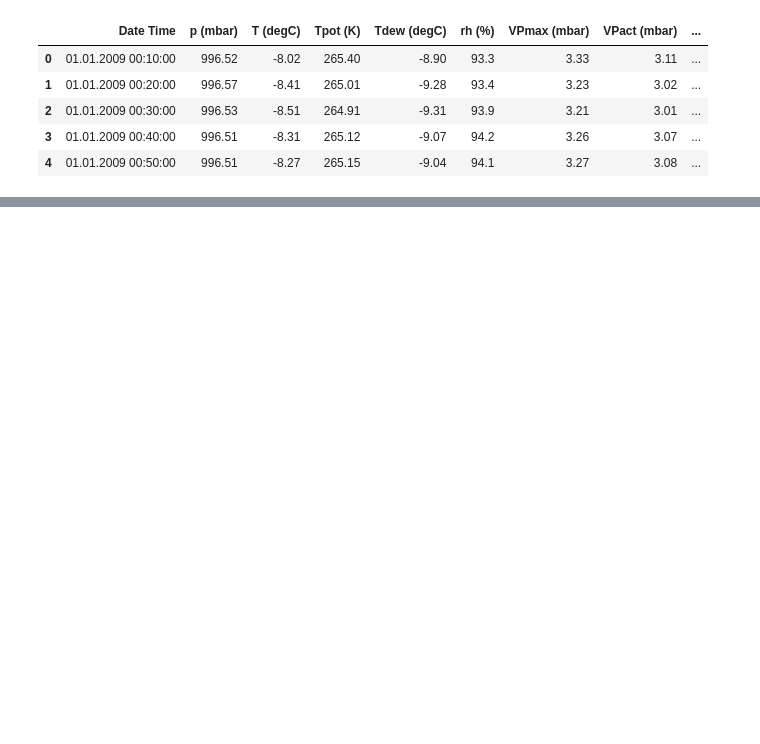
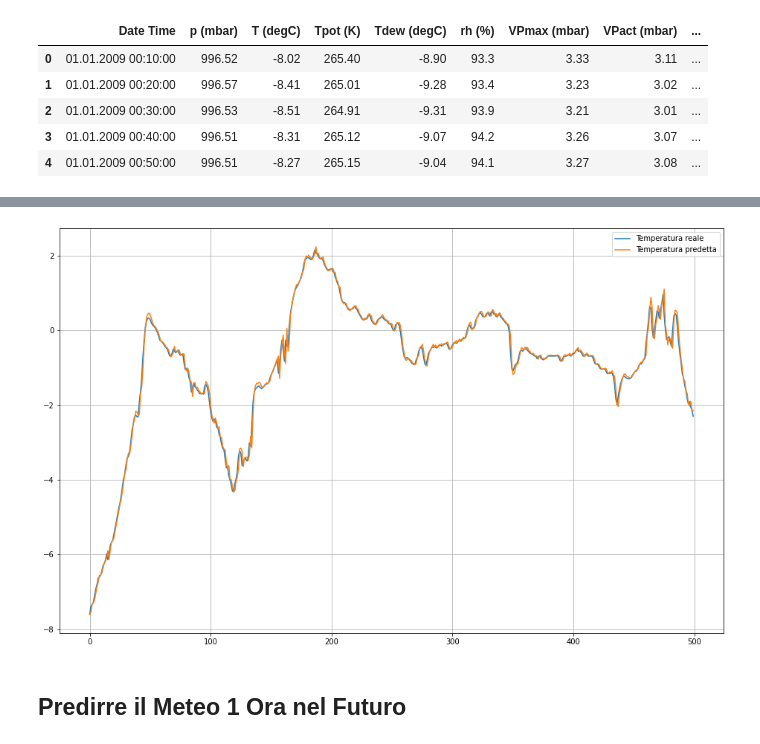
Before and after one commit to ProfAI/tf00, a Jupyter notebook: 11 - Serie Storiche/weather_prediction.ipynb, the cells around one changed output, grey strips where cells are left out. Cells and saved outputs as stored; diff of their text form; code cells hidden in the pictures; blank space fills up the shorter version.

```diff
--- a/11 - Serie Storiche/weather_prediction.ipynb
+++ b/11 - Serie Storiche/weather_prediction.ipynb
@@ -36,5 +43,5 @@ df.head()
 | 3 | 01.01.2009 00:40:00 | 996.51 | -8.31 | 265.12 | -9.07 | 94.2 | 3.26 | 3.07 | ... |
 | 4 | 01.01.2009 00:50:00 | 996.51 | -8.27 | 265.15 | -9.04 | 94.1 | 3.27 | 3.08 | ... |
 # %%
-data = df["T (degC)"].values
+temp_data = df["T (degC)"].values
 # %%
@@ -62,11 +66,18 @@ y[0]
-# %%
-TEST_SPLIT = 0.2
-
-test_size = int(X.shape[0]*TEST_SPLIT)
-train_size = X.shape[0]-test_size
-
-X_train = X[:train_size,:,:]
-X_test = X[train_size:train_size+test_size,:,:]
-
-y_train = y[:train_size]
-y_test = y[train_size:train_size+test_size]
+# %%
+def train_test_split_series(X, y, test_size=0.25):
+
+  samples_count = X.shape[0]
+  sets_delimiter = samples_count-int((1-test_size)*samples_count)
+
+  X_train = X[:sets_delimiter,:,:]
+  X_test = X[sets_delimiter:,:,:]
+
+  y_train = y[:sets_delimiter]
+  y_test = y[sets_delimiter:]
+
+  return X_train, X_test, y_train, y_test
+
+
+X_train, X_test, y_train, y_test = train_test_split_series(X, y)
+print(X_train.shape)
+print(X_test.shape)
@@ -102,0 +119,14 @@ model.evaluate(X_test, y_test)
+# %%
+def plot_series_prediction(y_true, y_pred, figsize=(16,10)):
+  plt.figure(figsize=figsize)
+  plt.grid()
+  plt.plot(y_true, label="Temperatura reale")
+  plt.plot(y_pred, label="Temperatura predetta")
+  plt.legend()
+
+y_pred = model.predict(X_test)
+plot_series_prediction(y_test[:500], y_pred[:500])
+# %% [output]
+[figure, added]
+# %% [markdown]
+## Predirre il Meteo 1 Ora nel Futuro
```
Also changed, not shown: parts of 21 cells of this notebook.
